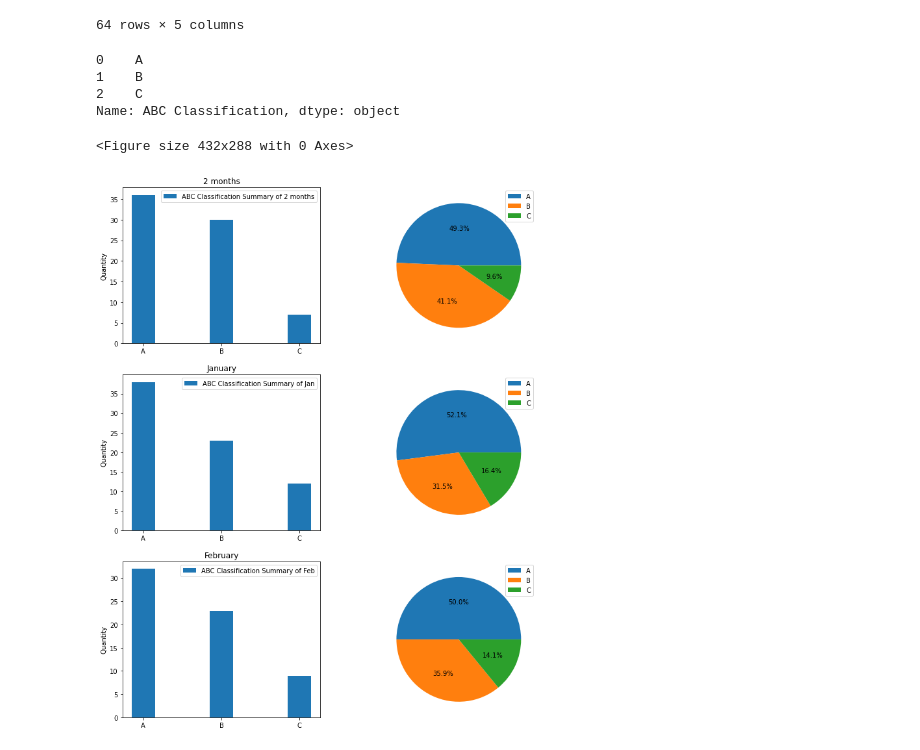
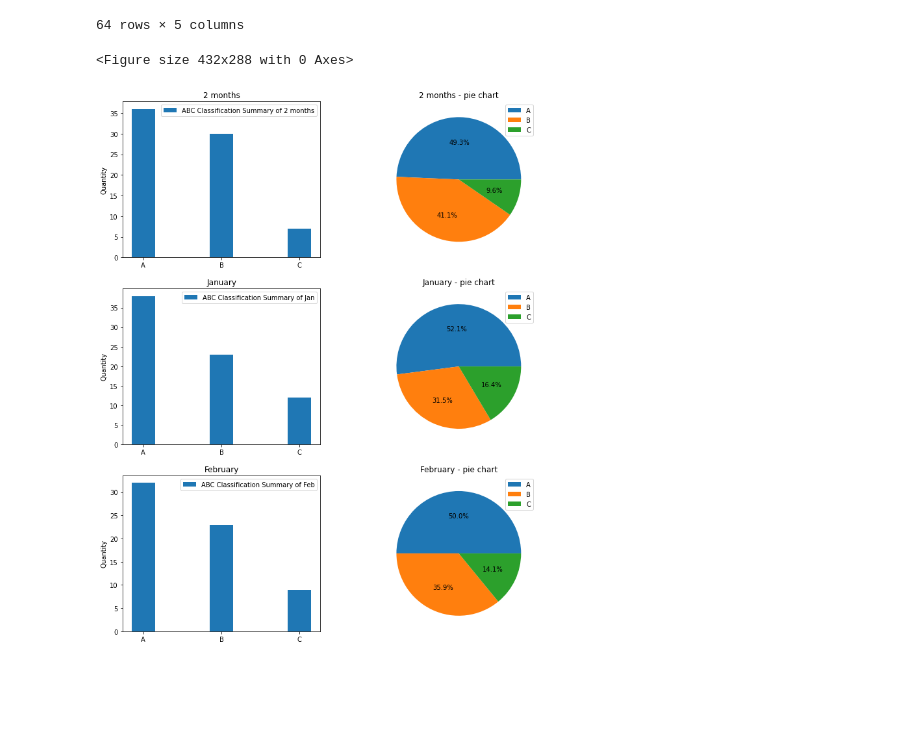
Before and after one commit to dangnguyenhoang/House_pricing_KC, a Jupyter notebook: CEL_/CEL.ipynb, the cells around one changed output. Cells and saved outputs as stored; diff of their text form; code cells hidden in the pictures; blank space fills up the shorter version.

```diff
--- a/CEL_/CEL.ipynb
+++ b/CEL_/CEL.ipynb
@@ -91,6 +90,8 @@ for item in Canceled_item:
 add_gap=np.zeros((7,len(gap)),int)
 add_gap[4]=gap
 add_gap=pd.DataFrame(add_gap.T)
-Sales_Df_added=Sales_Df.append(add_gap)
-Sales_Df_added.shape
+add_gap.columns=Sales_Df.columns
+Sales_Df_added=pd.concat([add_gap,Sales_Df],axis=0)
+print(add_gap.shape)
+print('Before added:',Sales_Df.shape,'After added:',Sales_Df_added.shape)
 # %% [output]
@@ -344,38 +354,33 @@ Summary_Jan=Jan_IC_Total.groupby(Jan_IC_Total['ABC Classification']).count()
 Summary_Jan=Summary_Jan.reset_index()
 Summary_Feb=Feb_IC_Total.groupby(Feb_IC_Total['ABC Classification']).count()
 Summary_Feb=Summary_Feb.reset_index()
-# %%
-Summary_2months['ABC Classification']
-# %% [output]
-0    A
-1    B
-2    C
-Name: ABC Classification, dtype: object
 # %%
 fig = plt.figure()
 fig,ax=plt.subplots(3,2,figsize=(12,15))
 
 ax[0][0].bar(list(Summary_2months['ABC Classification']), list(Summary_2months['Service_Level %']),width=0.3,label="ABC Classification Summary of 2 months")
 ax[0][0].set(title='2 months')
 ax[0][0].legend(loc=1,prop={'size': 10})
 ax[0][0].set_ylabel('Quantity',fontsize=10)
 ax[0][1].pie(list(Summary_2months['Service_Level %']),autopct='%1.1f%%')
 ax[0][1].legend(labels=list(Summary_2months['ABC Classification']),loc=1)
-
+ax[0][1].set(title='2 months - pie chart')
 ax[1][0].bar(list(Summary_Jan['ABC Classification']), list(Summary_Jan['Service_Level %']),width=0.3,label="ABC Classification Summary of Jan")
 ax[1][0].set(title='January')
 ax[1][0].legend(loc=1,prop={'size': 10})
 ax[1][0].set_ylabel('Quantity',fontsize=10)
 ax[1][1].pie(list(Summary_Jan['Service_Level %']),autopct='%1.1f%%')
 ax[1][1].legend(labels=list(Summary_Jan['ABC Classification']),loc=1)
+ax[1][1].set(title='January - pie chart')
 
 ax[2][0].bar(list(Summary_Feb['ABC Classification']), list(Summary_Feb['Service_Level %']),width=0.3,label="ABC Classification Summary of Feb")
 ax[2][0].set(title='February')
 ax[2][0].legend(loc=1,prop={'size': 10})
 ax[2][0].set_ylabel('Quantity',fontsize=10)
 ax[2][1].pie(list(Summary_Feb['Service_Level %']),autopct='%1.1f%%')
 ax[2][1].legend(labels=list(Summary_Feb['ABC Classification']),loc=1)
+ax[2][1].set(title='February - pie chart')
 plt.show()
 # %% [output]
 <Figure size 432x288 with 0 Axes>
-[figure, old version]
+[figure, new version]
```
Also changed, not shown: parts of 15 cells of this notebook.
